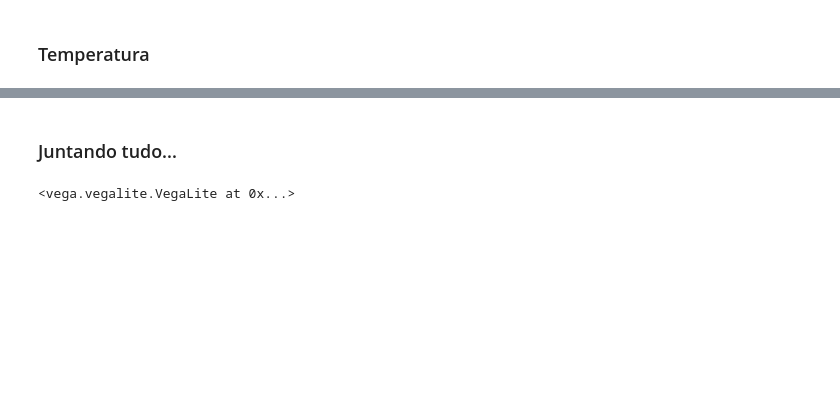
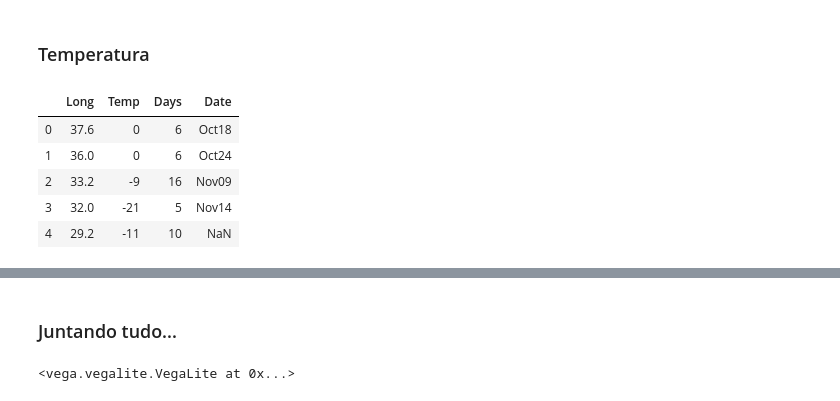
Before and after one commit to Franklin-oliveira/DataViz-Repo, a Jupyter notebook: hw3/Exercicio_3.ipynb, the cells around one changed output, grey strips where cells are left out. Cells and saved outputs as stored; diff of their text form; code cells hidden in the pictures; blank space fills up the shorter version.

```diff
--- a/hw3/Exercicio_3.ipynb
+++ b/hw3/Exercicio_3.ipynb
@@ -67,5 +67,14 @@ troops
 # %% [markdown]
 ### Temperatura
+# %%
+temp.head()
+# %% [output]
+|  | Long | Temp | Days | Date |
+| 0 | 37.6 | 0 | 6 | Oct18 |
+| 1 | 36.0 | 0 | 6 | Oct24 |
+| 2 | 33.2 | -9 | 16 | Nov09 |
+| 3 | 32.0 | -21 | 5 | Nov14 |
+| 4 | 29.2 | -11 | 10 | NaN |
 # %%
 temperature = alt.Chart(data=temp, width=800, height=200).mark_text(align='center', baseline='bottom', dy=-10, dx=-8,
                                                                     size=10, color='black').encode(
```
Also changed, not shown: parts of 5 cells of this notebook, 8 other files.
